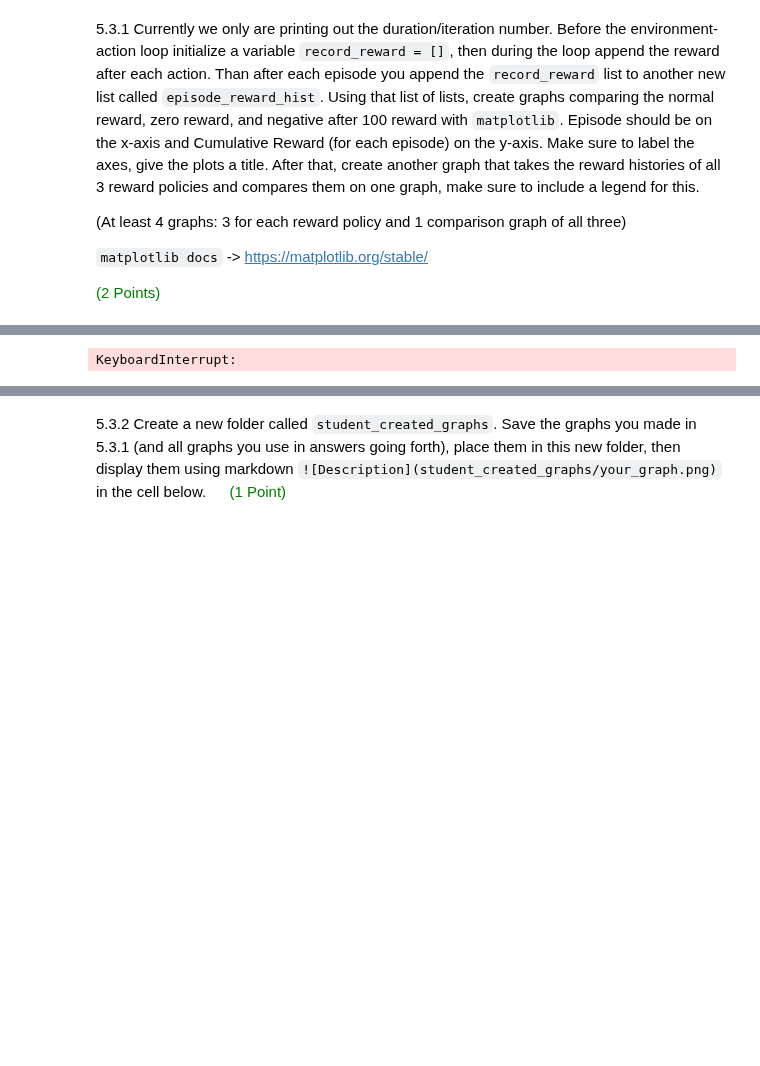
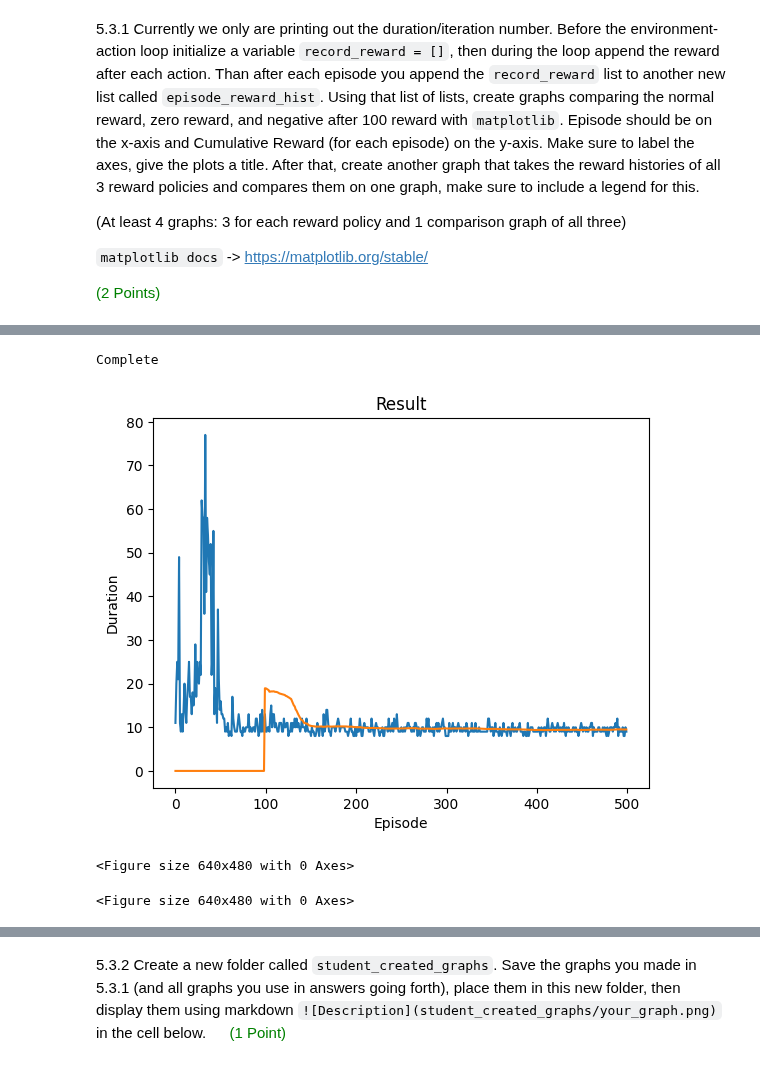
Before and after one commit to Braingeneers-Education/WetAI-Reinforcement-Learning, a Jupyter notebook: reinforcement_learning_answers.ipynb, the cells around one changed output, grey strips where cells are left out. Cells and saved outputs as stored; diff of their text form; code cells hidden in the pictures; blank space fills up the shorter version.

```diff
--- a/reinforcement_learning_answers.ipynb
+++ b/reinforcement_learning_answers.ipynb
@@ -1141,32 +1152,38 @@ def train_loop(environment, episodes):
             optimize_model()
 
             # Soft update of the target network's weights
             # θ′ ← τ θ + (1 −τ )θ′
             target_net_state_dict = target_net.state_dict()
             policy_net_state_dict = policy_net.state_dict()
             for key in policy_net_state_dict:
                 target_net_state_dict[key] = policy_net_state_dict[key]*TAU + target_net_state_dict[key]*(1-TAU)
             target_net.load_state_dict(target_net_state_dict)
 
             if done:
                 episode_durations.append(t + 1)
                 plot_durations()
                 global counter
                 counter = 0
                 break
 
         #### ADDED CODE FOR THIS QUESTION ####
         negative_one_episode_reward_hist.append(record_reward)
 
     print('Complete')
     plot_durations(show_result=True)
     plt.ioff()
     plt.show()
 
+    #### ADDED CODE FOR THIS QUESTION ####
+    return negative_one_episode_reward_hist
+
 # call the training loop
-train_loop(env, 500)  # Edit this!!!
+negative_one_episode_reward_hist = train_loop(env, 500)  # Edit this!!!
 
 # close the environment
 env.close()
 # %% [output]
-KeyboardInterrupt:
+Complete
+[figure, added]
+<Figure size 640x480 with 0 Axes>
+<Figure size 640x480 with 0 Axes>
```
Also changed, not shown: parts of 21 cells of this notebook, 4 other files.
